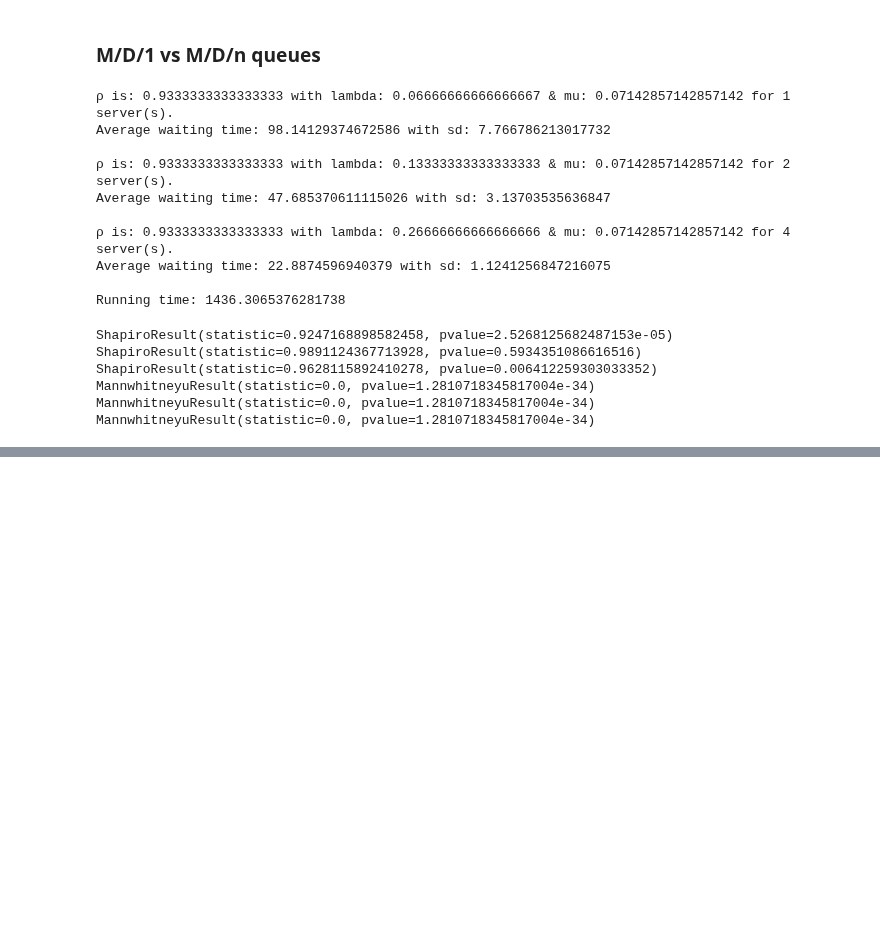
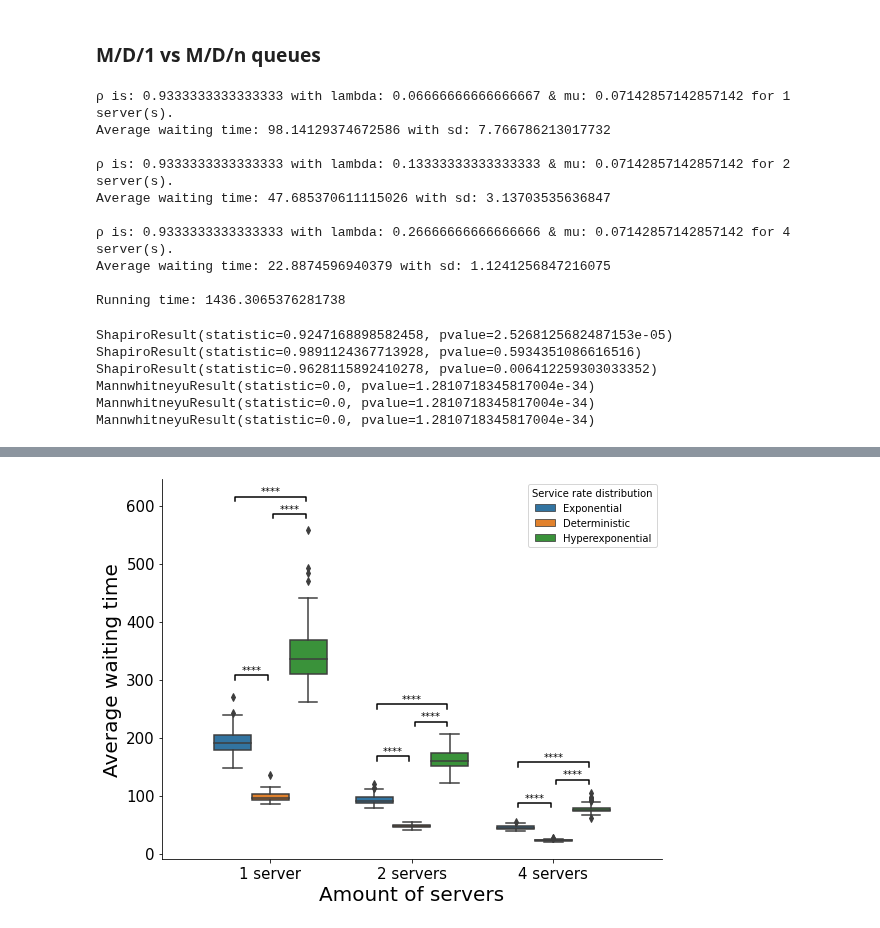
Before and after one commit to Florisdv5/DES-simulation, a Jupyter notebook: DES simulation.ipynb, the cells around one changed output, grey strips where cells are left out. Drawn from its saved outputs; the diff is of its cells as text; code cells hidden in the pictures; blank space fills up the shorter version.

```diff
--- a/DES simulation.ipynb
+++ b/DES simulation.ipynb
@@ -408,0 +436,66 @@ Running time: 1753.0136904716492
+# %%
+## Plotting the results as boxplots for different methods
+df_1_server_long = pd.DataFrame({'Waiting time': mean_waiting_times_long[0], 'Method': ['1 server' for i in range(len(mean_waiting_times_long[0]))], 'Service rate distribution': ['Hyperexponential' for i in range(len(mean_waiting_times_long[0]))]})
+df_2_server_long = pd.DataFrame({'Waiting time': mean_waiting_times_long[1], 'Method': ['2 servers' for i in range(len(mean_waiting_times_long[1]))], 'Service rate distribution': ['Hyperexponential' for i in range(len(mean_waiting_times_long[0]))]})
+df_3_server_long = pd.DataFrame({'Waiting time': mean_waiting_times_long[2], 'Method': ['4 servers' for i in range(len(mean_waiting_times_long[2]))], 'Service rate distribution': ['Hyperexponential' for i in range(len(mean_waiting_times_long[0]))]})
+
+df_total_long = df_totalc.append(df_1_server_long)
+df_total_long = df_total_long.append(df_2_server_long)
+df_total_long = df_total_long.append(df_3_server_long)
+
+df_total_long_only = df_1_server_long.append(df_2_server_long)
+df_total_long_only = df_total_long_only.append(df_3_server_long)
+
+p = sns.catplot(x="Method", y="Waiting time", hue = "Service rate distribution", kind="box", data=df_total_long, height=6, aspect=13/10, legend_out = False)
+# p = sns.swarmplot(x="Method", y="Waiting time", hue = 'service_distr', data=df_totalc, alpha = 0.5)
+
+plt.xlabel("Amount of servers", size = 20)
+plt.ylabel("Average waiting time", size = 20)
+_, ylabels = plt.yticks()
+_, xlabels = plt.xticks()
+p.set_yticklabels(ylabels, size=15)
+p.set_xticklabels(xlabels, size=15)
+# p.set(yscale="log")
+
+x1, x2 = -0.25, -0.02   # columns '1 server' and '2 server' (first column: 0, see plt.xticks())
+y, h, col = 300, 7.5, 'k'
+plt.plot([x1, x1, x2, x2], [y, y+h, y+h, y], lw=1.5, c=col)
+plt.text((x1+x2)*.5, y+h, "****", ha='center', va='bottom', color=col)
+x1, x2 = 0.02, 0.25   # columns '1 server' and '2 server' (first column: 0, see plt.xticks())
+y, h, col = df_total_long['Waiting time'].max() + 20, 7.5, 'k'
+plt.plot([x1, x1, x2, x2], [y, y+h, y+h, y], lw=1.5, c=col)
+plt.text((x1+x2)*.5, y+h, "****", ha='center', va='bottom', color=col)
+x1, x2 = -0.25, 0.25   # columns '1 server' and '2 server' (first column: 0, see plt.xticks())
+y, h, col = df_total_long['Waiting time'].max() + 50, 7.5, 'k'
+plt.plot([x1, x1, x2, x2], [y, y+h, y+h, y], lw=1.5, c=col)
+plt.text((x1+x2)*.5, y+h, "****", ha='center', va='bottom', color=col)
+
+x1, x2 = 0.75, 0.98   # columns '1 server' and '2 server' (first column: 0, see plt.xticks())
+y, h, col = 160, 7.5, 'k'
+plt.plot([x1, x1, x2, x2], [y, y+h, y+h, y], lw=1.5, c=col)
+plt.text((x1+x2)*.5, y+h, "****", ha='center', va='bottom', color=col)
+x1, x2 = 1.02, 1.25   # columns '1 server' and '2 server' (first column: 0, see plt.xticks())
+y, h, col = 220, 7.5, 'k'
+plt.plot([x1, x1, x2, x2], [y, y+h, y+h, y], lw=1.5, c=col)
+plt.text((x1+x2)*.5, y+h, "****", ha='center', va='bottom', color=col)
+x1, x2 = 0.75, 1.25   # columns '1 server' and '2 server' (first column: 0, see plt.xticks())
+y, h, col = 220+30, 7.5, 'k'
+plt.plot([x1, x1, x2, x2], [y, y+h, y+h, y], lw=1.5, c=col)
+plt.text((x1+x2)*.5, y+h, "****", ha='center', va='bottom', color=col)
+
+x1, x2 = 1.75, 1.98   # columns '1 server' and '2 server' (first column: 0, see plt.xticks())
+y, h, col = 80, 7.5, 'k'
+plt.plot([x1, x1, x2, x2], [y, y+h, y+h, y], lw=1.5, c=col)
+plt.text((x1+x2)*.5, y+h, "****", ha='center', va='bottom', color=col)
+x1, x2 = 2.02, 2.25   # columns '1 server' and '2 server' (first column: 0, see plt.xticks())
+y, h, col = 120, 7.5, 'k'
+plt.plot([x1, x1, x2, x2], [y, y+h, y+h, y], lw=1.5, c=col)
+plt.text((x1+x2)*.5, y+h, "****", ha='center', va='bottom', color=col)
+x1, x2 = 1.75, 2.25   # columns '1 server' and '2 server' (first column: 0, see plt.xticks())
+y, h, col = 120+30, 7.5, 'k'
+plt.plot([x1, x1, x2, x2], [y, y+h, y+h, y], lw=1.5, c=col)
+plt.text((x1+x2)*.5, y+h, "****", ha='center', va='bottom', color=col)
+
+plt.savefig('boxplots_service_distr_longtail.png', format='png', dpi=600, bbox_inches = "tight")
+# %% [output]
+[figure, added]
```
Also changed, not shown: parts of 7 cells of this notebook.
